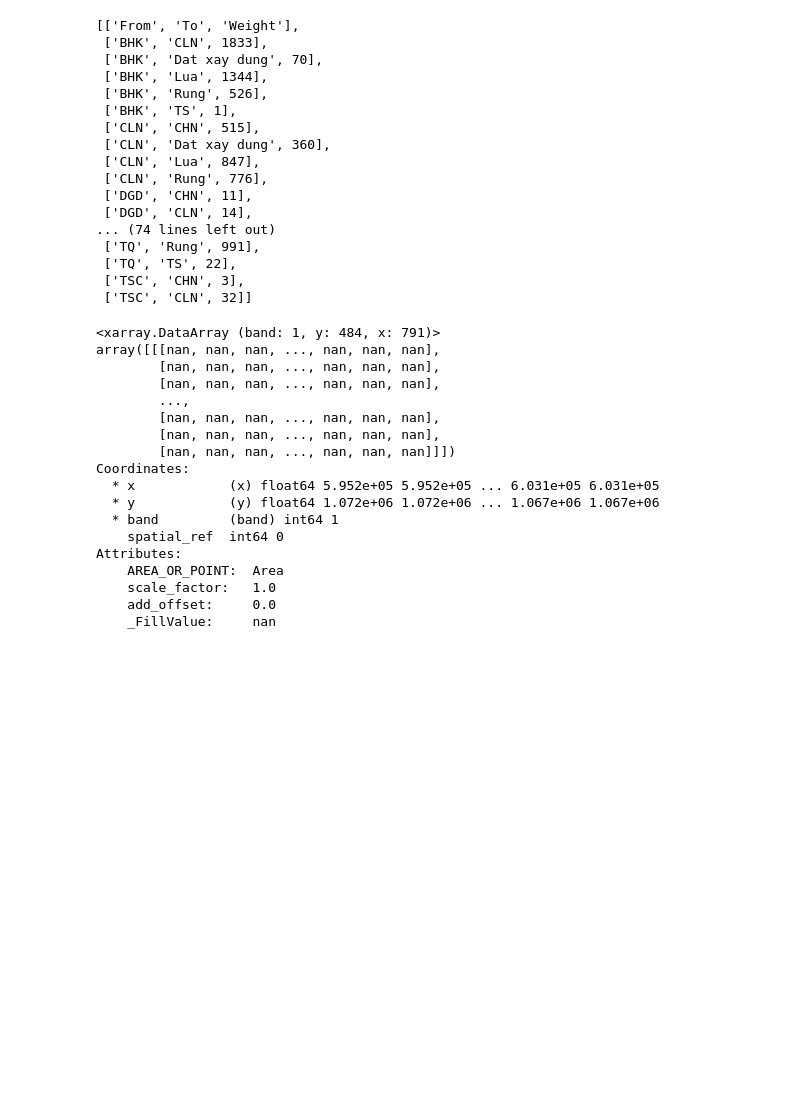
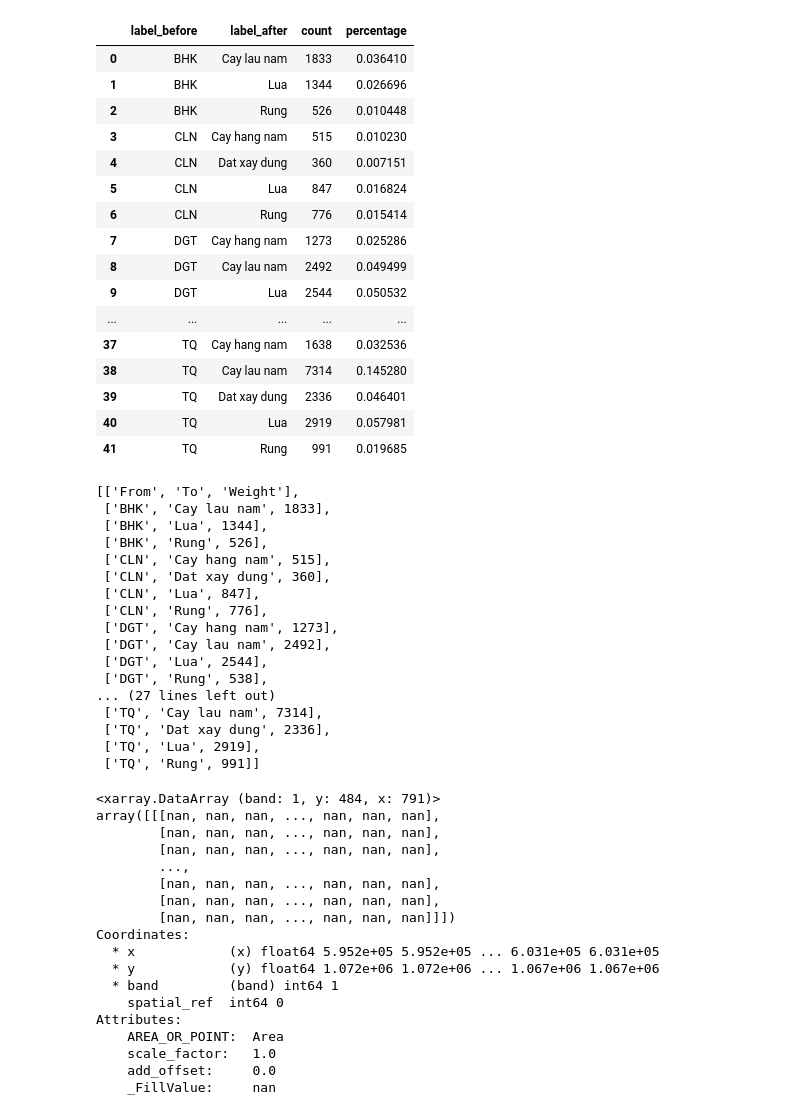
Before and after one commit to CTU-CSIRO/CSIROBoeingPhase5-Vietnam, a Jupyter notebook: Test.ipynb, the cells around one changed output. Cells and saved outputs as stored; diff of their text form; code cells hidden in the pictures; blank space fills up the shorter version.

```diff
--- a/Test.ipynb
+++ b/Test.ipynb
@@ -140,28 +143,49 @@ grouped_counts
+# %%
+filtered_counts = grouped_counts[grouped_counts['count'] >= 100].reset_index(drop=True)
+filtered_counts
+# %% [output]
+|  | label_before | label_after | count | percentage |
+| 0 | BHK | Cay lau nam | 1833 | 0.036410 |
+| 1 | BHK | Lua | 1344 | 0.026696 |
+| 2 | BHK | Rung | 526 | 0.010448 |
+| 3 | CLN | Cay hang nam | 515 | 0.010230 |
+| 4 | CLN | Dat xay dung | 360 | 0.007151 |
+| 5 | CLN | Lua | 847 | 0.016824 |
+| 6 | CLN | Rung | 776 | 0.015414 |
+| 7 | DGT | Cay hang nam | 1273 | 0.025286 |
+| 8 | DGT | Cay lau nam | 2492 | 0.049499 |
+| 9 | DGT | Lua | 2544 | 0.050532 |
+| ... | ... | ... | ... | ... |
+| 37 | TQ | Cay hang nam | 1638 | 0.032536 |
+| 38 | TQ | Cay lau nam | 7314 | 0.145280 |
+| 39 | TQ | Dat xay dung | 2336 | 0.046401 |
+| 40 | TQ | Lua | 2919 | 0.057981 |
+| 41 | TQ | Rung | 991 | 0.019685 |
 # %%
 sankey_data = [['From', 'To', 'Weight']] + [
     [row['label_before'], row['label_after'], row['count']]
-    for _, row in grouped_counts.iterrows()
+    for _, row in filtered_counts.iterrows()
 ]
 
 sankey_data
 # %% [output]
 [['From', 'To', 'Weight'],
- ['BHK', 'CLN', 1833],
- ['BHK', 'Dat xay dung', 70],
+ ['BHK', 'Cay lau nam', 1833],
  ['BHK', 'Lua', 1344],
  ['BHK', 'Rung', 526],
- ['BHK', 'TS', 1],
- ['CLN', 'CHN', 515],
+ ['CLN', 'Cay hang nam', 515],
  ['CLN', 'Dat xay dung', 360],
  ['CLN', 'Lua', 847],
  ['CLN', 'Rung', 776],
- ['DGD', 'CHN', 11],
- ['DGD', 'CLN', 14],
-... (74 lines left out)
- ['TQ', 'Rung', 991],
- ['TQ', 'TS', 22],
- ['TSC', 'CHN', 3],
- ['TSC', 'CLN', 32]]
+ ['DGT', 'Cay hang nam', 1273],
+ ['DGT', 'Cay lau nam', 2492],
+ ['DGT', 'Lua', 2544],
+ ['DGT', 'Rung', 538],
+... (27 lines left out)
+ ['TQ', 'Cay lau nam', 7314],
+ ['TQ', 'Dat xay dung', 2336],
+ ['TQ', 'Lua', 2919],
+ ['TQ', 'Rung', 991]]
 # %%
 mapped_array_list
 # %%
```
Also changed, not shown: parts of 5 cells of this notebook.
